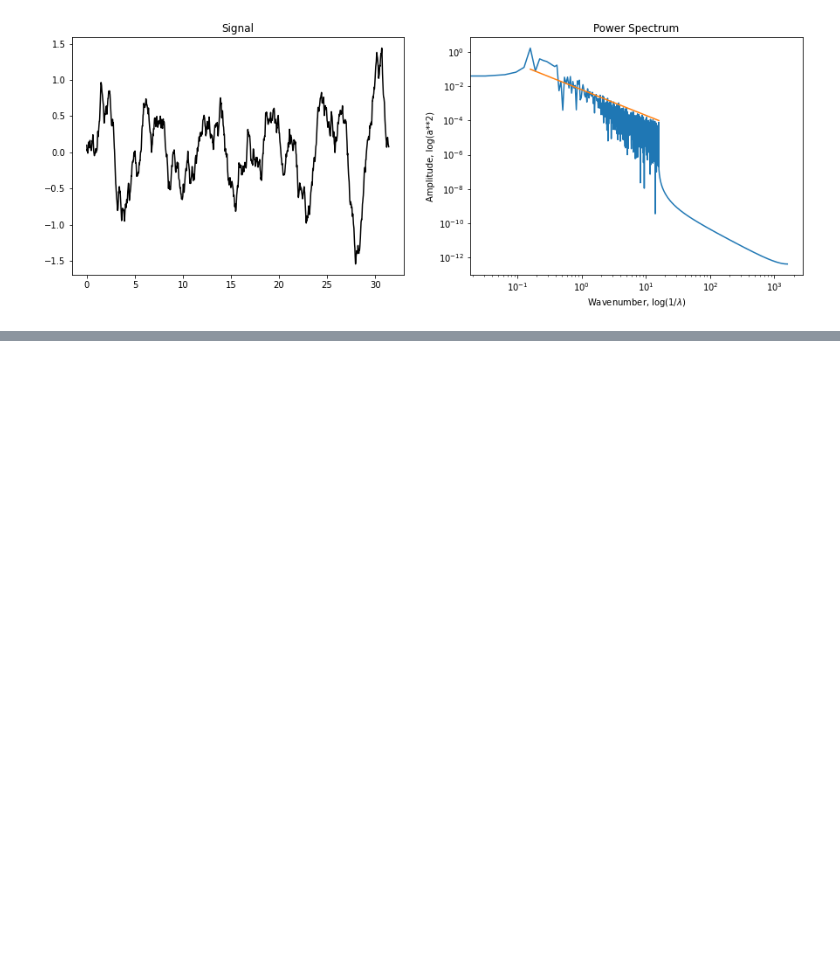
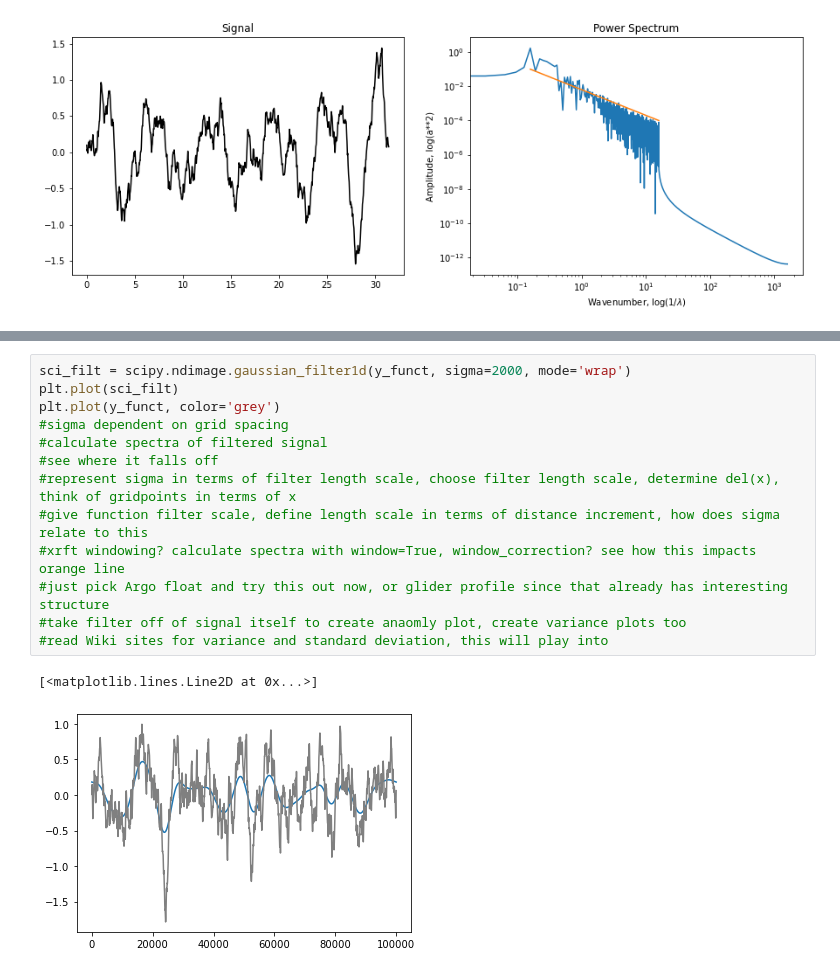
Before and after one commit to ocean-transport/argo-intern, a Jupyter notebook: stat_functions.ipynb, the cells around one changed output, grey strips where cells are left out. Cells and saved outputs as stored; diff of their text form; blank space fills up the shorter version.

```diff
--- a/stat_functions.ipynb
+++ b/stat_functions.ipynb
@@ -236,0 +241,16 @@ plt.subplots_adjust(wspace=0.2, hspace=0.2)
+# %%
+sci_filt = scipy.ndimage.gaussian_filter1d(y_funct, sigma=2000, mode='wrap')
+plt.plot(sci_filt)
+plt.plot(y_funct, color='grey')
+#sigma dependent on grid spacing
+#calculate spectra of filtered signal
+#see where it falls off
+#represent sigma in terms of filter length scale, choose filter length scale, determine del(x), think of gridpoints in terms of x
+#give function filter scale, define length scale in terms of distance increment, how does sigma relate to this
+#xrft windowing? calculate spectra with window=True, window_correction? see how this impacts orange line
+#just pick Argo float and try this out now, or glider profile since that already has interesting structure
+#take filter off of signal itself to create anaomly plot, create variance plots too
+#read Wiki sites for variance and standard deviation, this will play into
+# %% [output]
+[<matplotlib.lines.Line2D at 0x...>]
+[figure, added]
```
Also changed, not shown: parts of 4 cells of this notebook.
